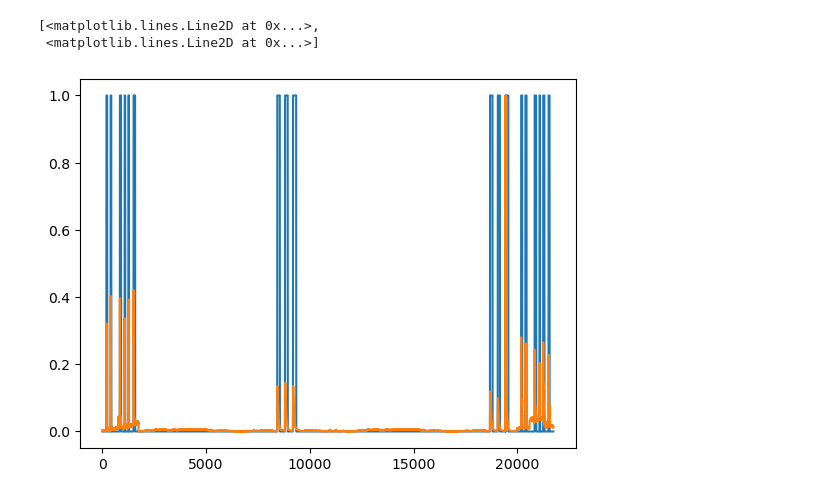
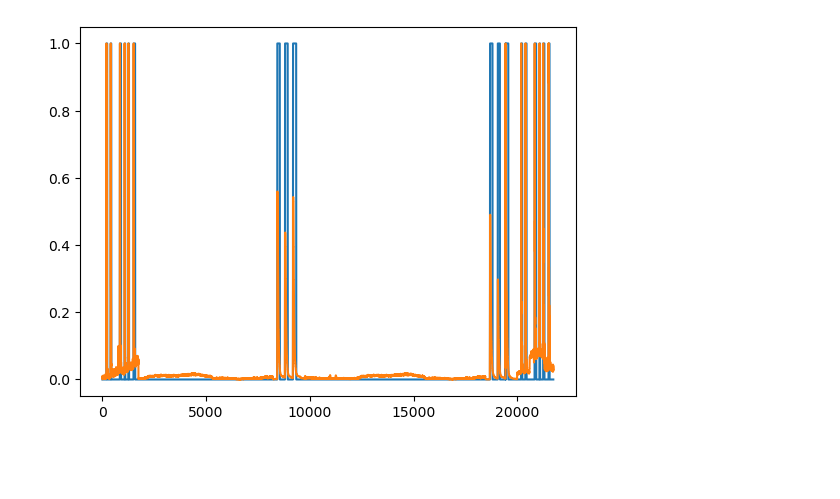
Before and after one commit to luciusgibbons/FIRE-Project, a Jupyter notebook: LSTM/Preprocessing.ipynb, the cells around one changed output. Cells and saved outputs as stored; diff of their text form; code cells hidden in the pictures; blank space fills up the shorter version.

```diff
--- a/LSTM/Preprocessing.ipynb
+++ b/LSTM/Preprocessing.ipynb
@@ -28,17 +28,14 @@ class gitinfo:
                 self.txt_list = [x.replace('.csv', '.txt') for x in output]
                 break
 
-def Standardize_Columns(oldframe):
-    all = ['Temperature', 'Pressure', 'Humidity', '1.0 std', '2.5 std', '10 std', '1.0 atm', '2.5 atm', '10 atm', 'MQ7', 'Date', 'Time']
-    selected = ['Temperature', 'Pressure', 'Humidity', '1.0 std', '2.5 std', '10 std']
-    #selected = ['1.0 std', '2.5 std', '10 std']
+def Selected_Features_Only(oldframe, featurelist): #takes a dataframe and a list of selected features
+    all = ['Temperature', 'Pressure', 'Humidity', '1.0 std', '2.5 std', '10 std', '1.0 atm', '2.5 atm', '10 atm', 'MQ7', 'Date', 'Time'] #for indexing
     newframe = pd.DataFrame()
 
-    for column in selected:
+    for column in featurelist:
         newframe[column] = oldframe.loc[:, oldframe.columns[all.index(column)]]
 
-    return newframe
-
+    return newframe #spits out a new dataframe with only the selected features
 
 def Add_Fire_Column(dataframe, textfile):
     dataframe['Fire'] = 0 #creates an empty column in the specified dataframe titled 'Fire'
@@ -57,7 +54,7 @@ def Get_DateTime_Column(newframe, oldframe): #pulls date and time from oldframe
     newframe['DateTime'] = pd.to_datetime(oldframe[[date, time]].agg(' '.join, axis=1), format='%m/%d/%Y %H:%M:%S') #convert to Pandas DateTime object
 
 def Purge_Init_Zeros(dataframe):
-    while 0 in dataframe.loc[0, dataframe.columns[0:6]].values: #while theres a 0 in the first row in any of the first 6 columns:
+    while 0 in dataframe.loc[0, dataframe.columns[0:len(Features)]].values: #while theres a 0 in the first row in any of the first 6 columns:
         dataframe.drop(index=0, inplace=True) #drops that row
         dataframe.reset_index(drop=True, inplace=True) #fixes index
 
@@ -72,14 +69,15 @@ a = gitinfo()
 csvs = a.csv_list
 txts = a.txt_list
 # %%
+Features = ['Temperature', 'Pressure', 'Humidity', '1.0 std', '2.5 std', '10 std'] #always exclude DateTime and Mac Address
 
 df_list = [pd.read_csv('https://github.com/luciusgibbons/FIRE-Project/blob/main/LSTM/CSVs%20with%20indexes/'+csv+'?raw=true') for csv in csvs] #creates a list of dataframes from list of csvs
-new_df_list = [Standardize_Columns(i) for i in df_list] #creates a new list of dataframes, useful for preserving old data
+new_df_list = [Selected_Features_Only(i, Features) for i in df_list] #creates a new list of dataframes, useful for preserving old data
 
 for i in range(len(new_df_list)): #go through each df by index and:
     Add_Fire_Column(new_df_list[i], txts[i]) #add fire column from associated txt file
     Get_DateTime_Column(new_df_list[i], df_list[i]) #DateTime object column, pulls from df_list
     Purge_Init_Zeros(new_df_list[i]) #first couple of columns tend to have 0s where they shouldn't, purge them
-    new_df_list[i].drop_duplicates(subset=new_df_list[i].columns[0:6],ignore_index=True, inplace=True) #drop duplicates
+    new_df_list[i].drop_duplicates(subset=new_df_list[i].columns[0:len(Features)],ignore_index=True, inplace=True) #drop duplicates
 
 df = pd.concat(new_df_list, ignore_index=True) #concatenate the list into a single dataframe for more processing
@@ -110,41 +105,34 @@ Text(0, 0.5, 'Concentration of 10µm diameter particles in μg/m^3')
 # %%
 df['Temperature'] = (df['Temperature'] / 500) + 24 #converts to deg C
 df['Humidity'] = df['Humidity'] / 512
 
 df = df.assign(Humidity=df['Humidity'].abs()) #turns humidity positive since its just negative sometimes
 
 df.drop(df[df['Humidity'] == 0].index, inplace=True) #drops anytime humidity is 0
 df.drop(df[df['Pressure'] == 0].index, inplace=True) #drops anytime pressure is 0
 
 
-for i in range(6):
-    df[str(df.columns[i])] = df[str(df.columns[i])].astype(float) #iterates through the first 6 lines and turns it into a float
+for column in Features:
+    df[column] = df[column].astype(float)
 
-r'''
-[df[str(df.columns[i])].astype(float) for i in range(6)]
-def Floating_Point(column):
-    df[column] = df[column].astype(float)
-dataframe[str(dataframe.columns[i])].astype(float) for i in range(6)
-'''
+#df['1.0 std'].clip(0, 3000)
 
-Z_norm("1.0 std")
-Z_norm("2.5 std")
-Z_norm("10 std")
 
-for i in range(6):
-    column = str(df.columns[i])
+df['1.0 std'] = df['1.0 std'].clip(upper=500)
+df['2.5 std'] = df['2.5 std'].clip(upper=1000) #all cause of one stupid glitch in the data which ill delete later
+df['10 std'] = df['10 std'].clip(upper=3000)
+
+for column in ['1.0 std', '2.5 std', '10 std']:
+    Z_norm(column)
+
+
+for column in Features:
     Linear_Scale(column)
 
 
 
-
-path=r'C:\Users\luciu\Desktop\Processed CSVs'
-#df.to_csv(os.path.join(path,r'Preprocessed_node_2_07_19_24.csv'), index=False)
-
-
 #plt.plot(df.index[:], df['Temperature'][:])
-plt.plot(df.index[:], df['Fire'], df['2.5 std'])
+plt.plot(df.index[:], df['Fire'], df['10 std'])
+df.to_csv('processed', index=False)
 # %% [output]
-[<matplotlib.lines.Line2D at 0x...>,
- <matplotlib.lines.Line2D at 0x...>]
-[figure, old version]
+[figure, new version]
```
Also changed, not shown: parts of 4 cells of this notebook, 1 other file.
